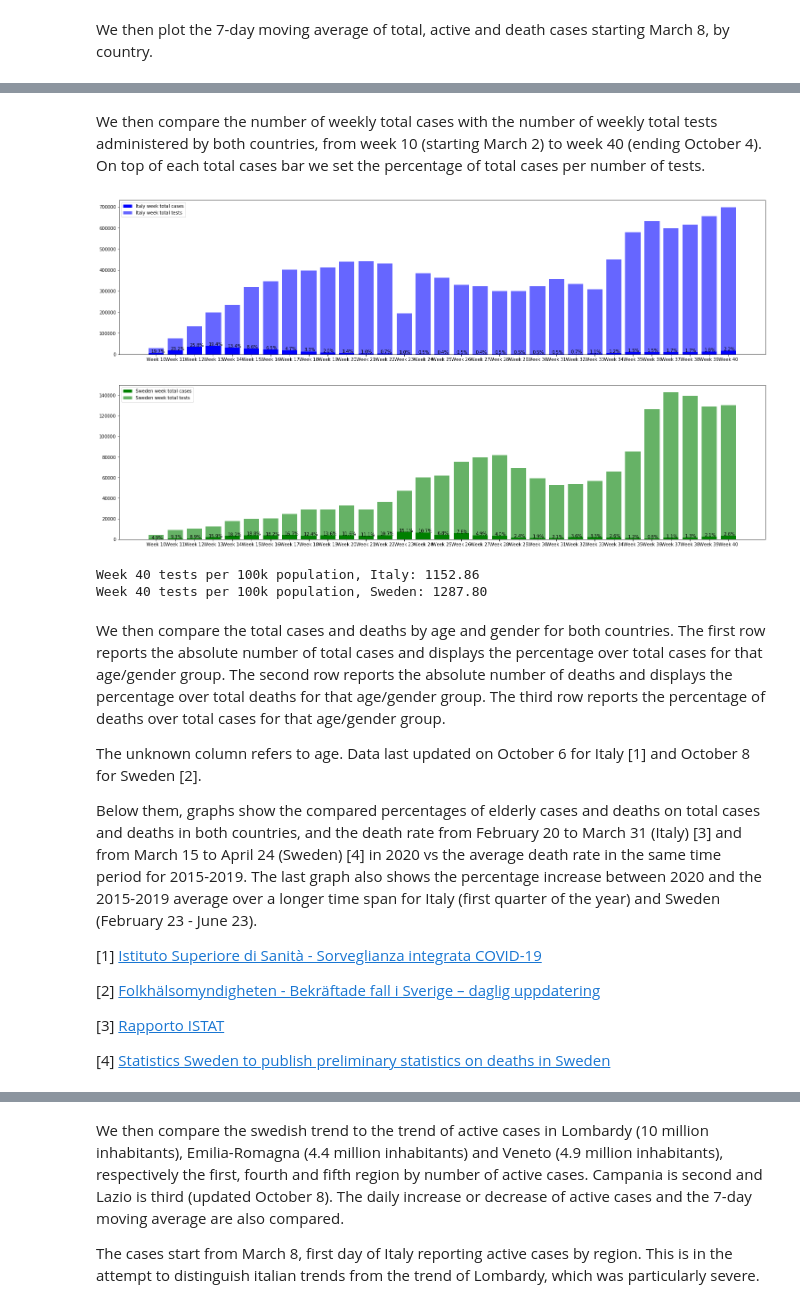
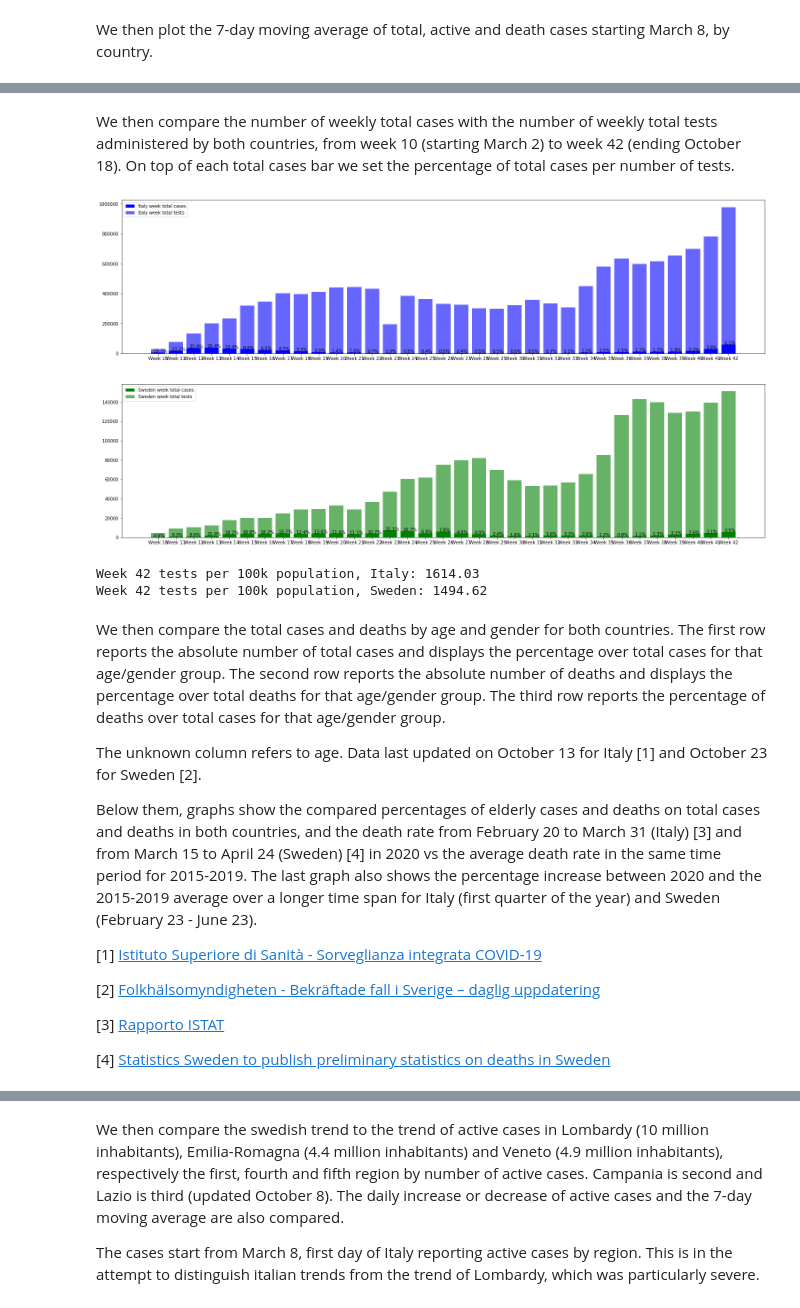
Before and after one commit to eera-l/Covid19-Sweden-Overview, a Jupyter notebook: c19-it-swe.ipynb, the cells around one changed output, grey strips where cells are left out. Drawn from its saved outputs; the diff is of its cells as text; code cells hidden in the pictures.

Commit message:
added data for the last couple of weeks

```diff
--- a/c19-it-swe.ipynb
+++ b/c19-it-swe.ipynb
@@ -479,5 +480,5 @@ plt.show()
 # %% [markdown]
-We then compare the number of weekly total cases with the number of weekly total tests administered by both countries, from week 10 (starting March 2) to week 40 (ending October 4). On top of each total cases bar we set the percentage of total cases per number of tests.
+We then compare the number of weekly total cases with the number of weekly total tests administered by both countries, from week 10 (starting March 2) to week 42 (ending October 18). On top of each total cases bar we set the percentage of total cases per number of tests.
 # %%
 import numpy as np
 import matplotlib.pyplot as plt
@@ -492,7 +493,7 @@ swe_total_week = {'Week 10': 211, 'Week 11': 838, 'Week 12': 921,
                   'Week 31': 1099, 'Week 32': 1948, 'Week 33': 1874,
                   'Week 34': 1721, 'Week 35': 1018, 'Week 36': 953,
                   'Week 37': 1511, 'Week 38': 1821, 'Week 39': 2655,
-                  'Week 40': 3352}
+                  'Week 40': 3352, 'Week 41': 4279, 'Week 42': 5354}
 
 swe_tests_week = {'Week 10': 4300, 'Week 11': 9000, 'Week 12': 10400,
                   'Week 13': 12300, 'Week 14': 17800, 'Week 15': 19900,
@@ -504,7 +505,7 @@ swe_tests_week = {'Week 10': 4300, 'Week 11': 9000, 'Week 12': 10400,
                   'Week 31': 52959, 'Week 32': 53721, 'Week 33': 56627,
                   'Week 34': 65546, 'Week 35': 85060, 'Week 36': 126219,
                   'Week 37': 142673, 'Week 38': 139471, 'Week 39': 128852,
-                  'Week 40': 130058}
+                  'Week 40': 130060, 'Week 41': 139411, 'Week 42': 150946}
 
 it_total_week = {'Week 10': 5681, 'Week 11': 17372, 'Week 12': 34390,
                  'Week 13': 38552, 'Week 14': 31259, 'Week 15': 27415,
@@ -516,7 +517,7 @@ it_total_week = {'Week 10': 5681, 'Week 11': 17372, 'Week 12': 34390,
                  'Week 31': 1952, 'Week 32': 2496, 'Week 33': 3349,
                  'Week 34': 5430, 'Week 35': 8873, 'Week 36': 9416,
                  'Week 37': 10119, 'Week 38': 10403, 'Week 39': 11714,
-                 'Week 40': 15459}
+                 'Week 40': 15459, 'Week 41': 29621, 'Week 42': 59521}
 
 it_tests_week = {'Week 10': 28810, 'Week 11': 74962, 'Week 12': 133503,
                 'Week 13': 199128, 'Week 14': 233931, 'Week 15': 318732,
@@ -528,48 +529,48 @@ it_tests_week = {'Week 10': 28810, 'Week 11': 74962, 'Week 12': 133503,
                 'Week 31': 356193, 'Week 32': 333079, 'Week 33': 307573,
                 'Week 34': 450220, 'Week 35': 578704, 'Week 36': 632916,
                 'Week 37': 598861, 'Week 38': 614696, 'Week 39': 654250,
-                'Week 40': 697041}
+                'Week 40': 697041, 'Week 41': 780608, 'Week 42': 975869}
 
 it_w_percent = []
 for k, v in it_total_week.items():
   it_w_percent.append((v / it_tests_week[k]) * 100)
 
 swe_w_percent = []
 for k, v in swe_total_week.items():
   swe_w_percent.append((v / swe_tests_week[k]) * 100)
 
 
 fig = plt.figure()
 ax1 = fig.add_subplot(211)
 ax1.bar(it_total_week.keys(), it_total_week.values(), color='b', label='Italy week total cases')
 ax1.bar(it_tests_week.keys(), it_tests_week.values(), color='b', label='Italy week total tests', alpha= 0.6)
 for i, v in enumerate(it_w_percent):
     ax1.text(i - 0.25, list(it_total_week.values())[i] + 1000, '{:.1f}%'.format(v),  color='black')
 ax1.legend(loc="upper left")
 
 ax2 = fig.add_subplot(212)
 ax2.bar(swe_total_week.keys(), swe_total_week.values(), color='g', label='Sweden week total cases')
 ax2.bar(swe_tests_week.keys(), swe_tests_week.values(), color='g', label='Sweden week total tests', alpha= 0.6)
 for i, v in enumerate(swe_w_percent):
     ax2.text(i - 0.25, list(swe_total_week.values())[i] + 70, '{:.1f}%'.format(v),  color='black')
 ax2.legend(loc="upper left")
 
 fig.set_figheight(14)
 fig.set_figwidth(26)
 plt.show()
 
-print("Week 40 tests per 100k population, Italy: {0:.2f}".format((it_tests_week['Week 40'] / 60461826) * 100000))
-print("Week 40 tests per 100k population, Sweden: {0:.2f}".format((swe_tests_week['Week 40'] / 10099265) * 100000))
+print("Week 42 tests per 100k population, Italy: {0:.2f}".format((it_tests_week['Week 42'] / 60461826) * 100000))
+print("Week 42 tests per 100k population, Sweden: {0:.2f}".format((swe_tests_week['Week 42'] / 10099265) * 100000))
 # %% [output]
-[figure, old version]
+[figure, new version]
-Week 40 tests per 100k population, Italy: 1152.86
-Week 40 tests per 100k population, Sweden: 1287.80
+Week 42 tests per 100k population, Italy: 1614.03
+Week 42 tests per 100k population, Sweden: 1494.62
 # %% [markdown]
 We then compare the total cases and deaths by age and gender for both countries. The first row reports the absolute number of total cases and displays the percentage over total cases for that age/gender group.
 The second row reports the absolute number of deaths and displays the percentage over total deaths for that age/gender group.
 The third row reports the percentage of deaths over total cases for that age/gender group.
 
-The unknown column refers to age. Data last updated on October 6 for Italy [1] and October 8 for Sweden [2].
+The unknown column refers to age. Data last updated on October 13 for Italy [1] and October 23 for Sweden [2].
 
 Below them, graphs show the compared percentages of elderly cases and deaths on total cases and deaths in both countries, and the death rate from February 20 to March 31 (Italy) [3] and from March 15 to April 24 (Sweden) [4] in 2020 vs the average death rate in the same time period for 2015-2019. The last graph also shows the percentage increase between 2020 and the 2015-2019 average over a longer time span for Italy (first quarter of the year) and Sweden (February 23 - June 23).
 
```
Also changed, not shown: parts of 10 cells of this notebook, 1 other file.
